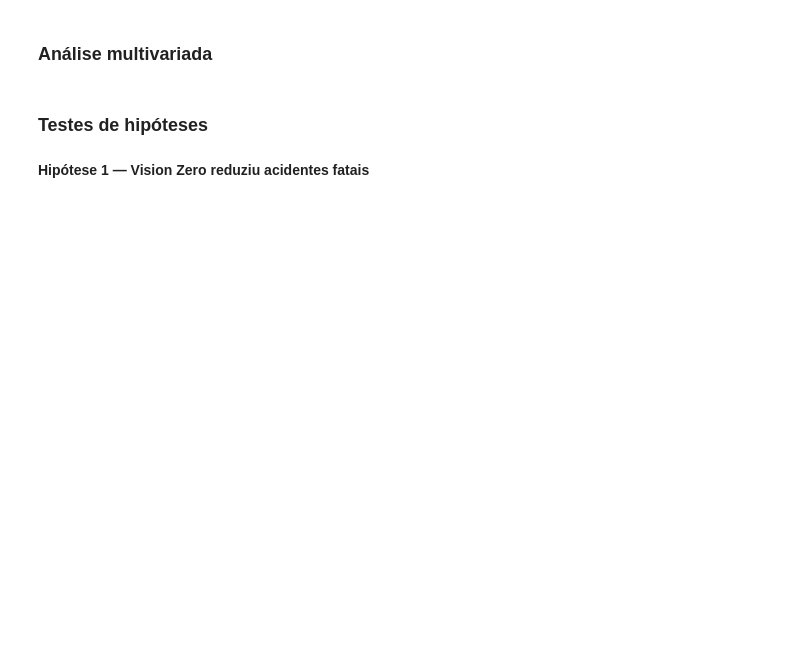
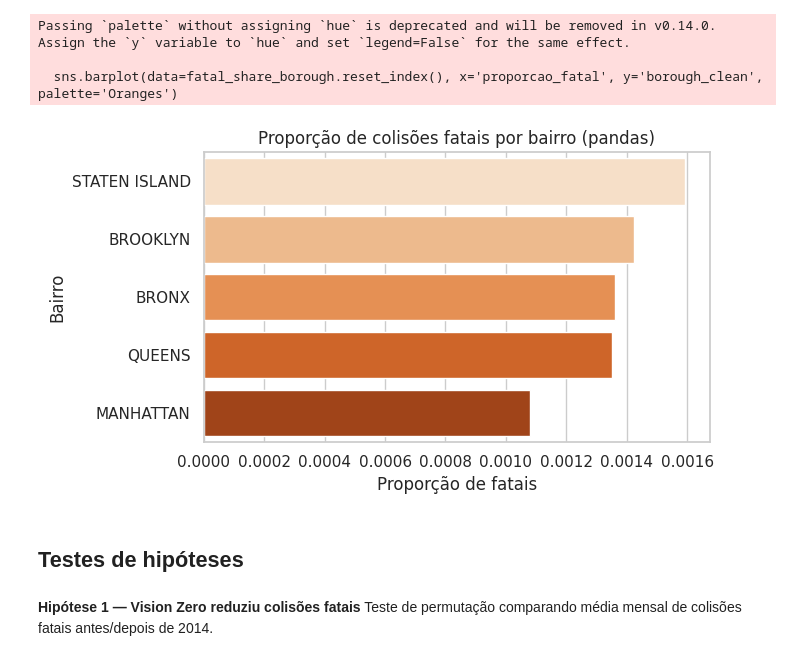
Before and after one commit to EduTiyo/data_science, a Jupyter notebook: exploratory_analysis.ipynb, the cells around one changed output. Saved outputs shown, nothing was run; the diff lists cells and outputs as text; code cells hidden in the pictures; blank space fills up the shorter version.

```diff
--- a/exploratory_analysis.ipynb
+++ b/exploratory_analysis.ipynb
@@ -393,13 +443,15 @@ print('Distribuição destaca o volume de feridos e mortos em mobilidade ativa,
 # %%
 fatal_share_borough = (
-    collisions_df.assign(crash_date=pd.to_datetime(collisions_df['crash_date']))
-    .dropna(subset=['crash_date', 'borough'])
-    .groupby('borough')
+    collisions_df
+    .dropna(subset=['crash_date'])
+    .assign(borough_clean=lambda d: d['borough'].astype(str).str.strip())
+    .loc[lambda d: ~d['borough_clean'].str.lower().isin(['', 'nan', 'none'])]
+    .groupby('borough_clean')
     .agg(
         total_colisoes=('collision_id', 'count'),
-        fatais=('number_of_persons_killed', lambda x: (x > 0).sum())
+        fatais=('number_of_persons_killed', lambda x: (pd.to_numeric(x, errors='coerce') > 0).sum())
     )
     .assign(proporcao_fatal=lambda df: df['fatais'] / df['total_colisoes'])
     .sort_values('proporcao_fatal', ascending=False)
 )
-fatal_share_borough
+fatal_share_borough.head()
@@ -406,10 +466,13 @@ fatal_share_borough
 # %%
 plt.figure(figsize=(7, 4))
-sns.barplot(data=fatal_share_borough.reset_index(), x='proporcao_fatal', y='borough', palette='Oranges')
-plt.title('Proporção de colisões fatais por bairro (análise bivariada)')
+sns.barplot(data=fatal_share_borough.reset_index(), x='proporcao_fatal', y='borough_clean', palette='Oranges')
+plt.title('Proporção de colisões fatais por bairro (pandas)')
 plt.xlabel('Proporção de fatais')
 plt.ylabel('Bairro')
 plt.tight_layout()
 plt.show()
+# %% [output]
+Passing `palette` without assigning `hue` is deprecated and will be removed in v0.14.0. Assign the `y` variable to `hue` and set `legend=False` for the same effect.
+
+  sns.barplot(data=fatal_share_borough.reset_index(), x='proporcao_fatal', y='borough_clean', palette='Oranges')
+[figure, added]
-# %% [markdown]
-### Análise multivariada
@@ -432,7 +479,8 @@ plt.show()
 # %% [markdown]
-### Testes de hipóteses
+## Testes de hipóteses
 # %% [markdown]
-**Hipótese 1 — Vision Zero reduziu acidentes fatais**
+**Hipótese 1 — Vision Zero reduziu colisões fatais**
+Teste de permutação comparando média mensal de colisões fatais antes/depois de 2014.
 # %%
 collisions_df['crash_date_dt'] = pd.to_datetime(collisions_df['crash_date'], errors='coerce')
 monthly_fatal = (
```
Also changed, not shown: parts of 85 cells of this notebook, 9 other files.
